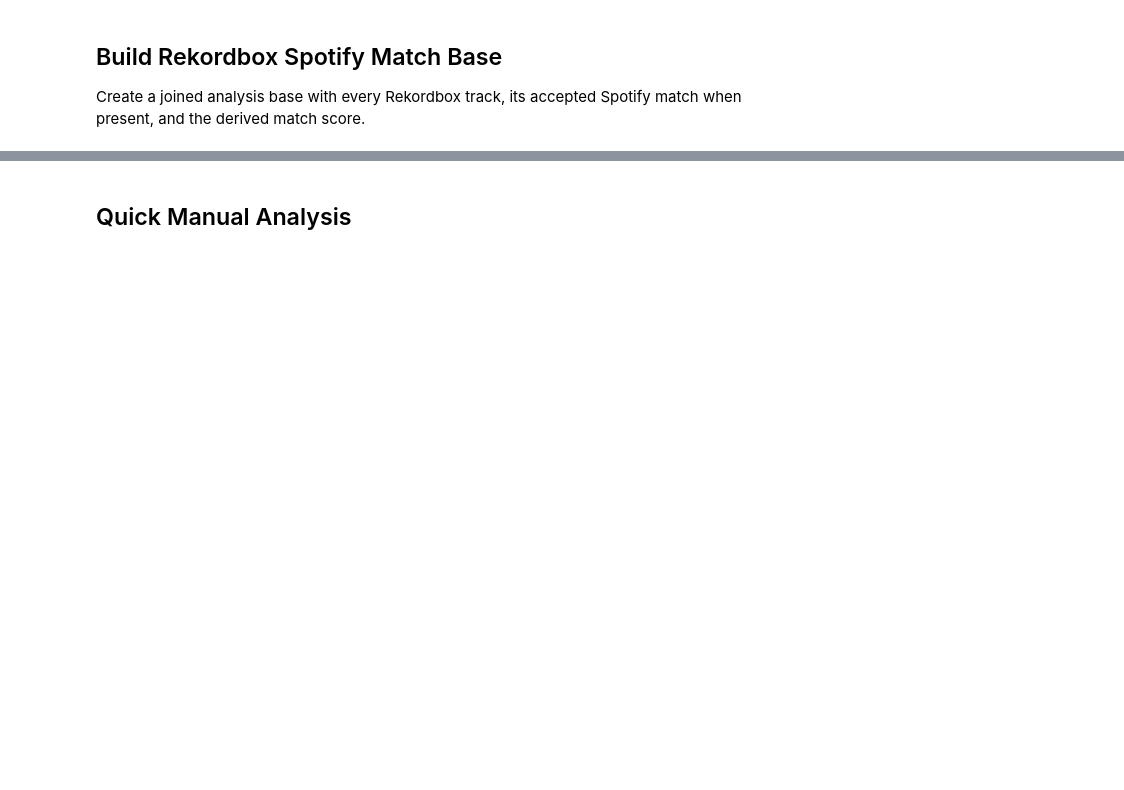
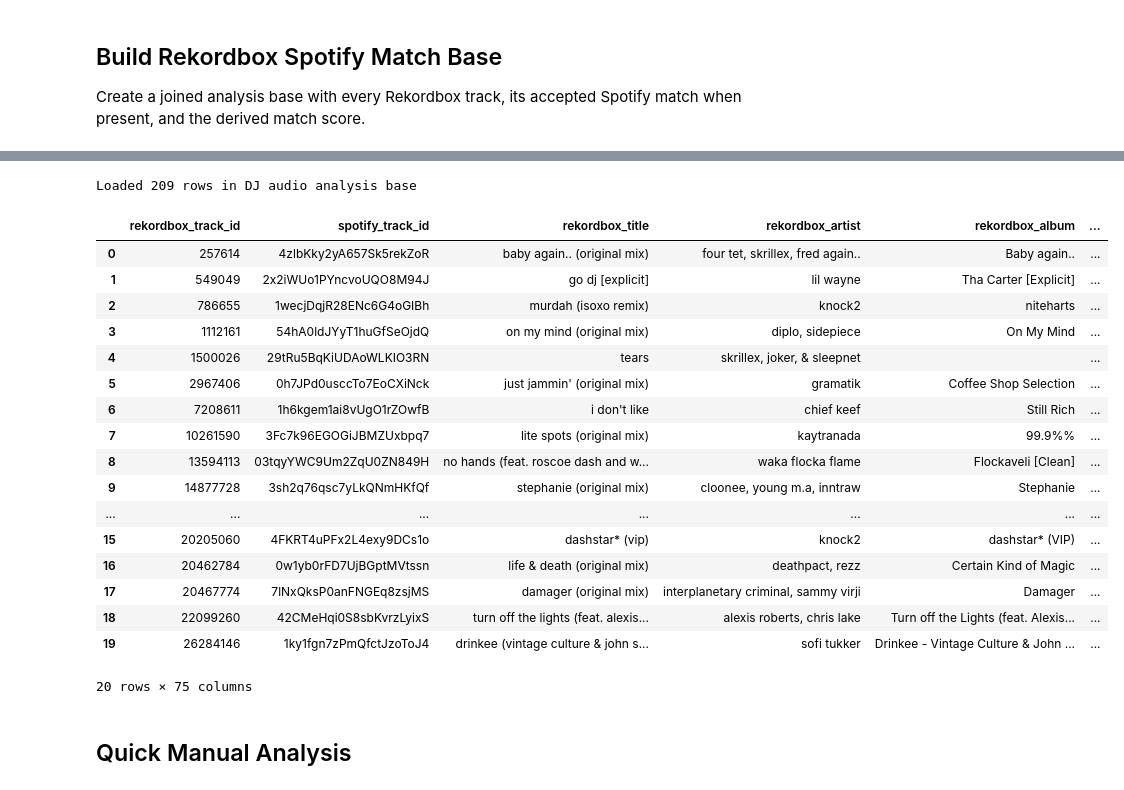
Before and after one commit to ZWUrbo/rekordbox-library-helper, a Jupyter notebook: notebooks/sqlite_manual_analysis.ipynb, the cells around one changed output, grey strips where cells are left out. Saved outputs shown, nothing was run; the diff lists cells and outputs as text; code cells hidden in the pictures; blank space fills up the shorter version.

Commit message:
DJ Audio Analysis API Enrichment

```diff
--- a/notebooks/sqlite_manual_analysis.ipynb
+++ b/notebooks/sqlite_manual_analysis.ipynb
@@ -173,3 +426,76 @@ rekordbox_spotify_match_base.head(20)
+# %%
+def prefixed_select_columns(table_name, alias, prefix, exclude=("rekordbox_track_id", "spotify_track_id")):
+    return [
+        f'{alias}."{column}" AS {prefix}_{column}'
+        for column in table_columns(table_name)
+        if column not in exclude
+    ]
+
+required_dj_tables = set(dj_audio_analysis_table_names)
+if required_dj_tables.issubset(set(table_names)):
+    dj_select_columns = [
+        "m.rekordbox_track_id",
+        "m.spotify_track_id",
+        "rb.title AS rekordbox_title",
+        "rb.artist AS rekordbox_artist",
+        "rb.album AS rekordbox_album",
+        "st.title AS spotify_title",
+        "st.artist_names AS spotify_artist_names",
+        "st.album_name AS spotify_album_name",
+    ]
+    dj_select_columns.extend(prefixed_select_columns("track_analysis", "ta", "track_analysis"))
+    dj_select_columns.extend(prefixed_select_columns("rhythm", "r", "rhythm"))
+    dj_select_columns.extend(prefixed_select_columns("harmony", "h", "harmony"))
+    dj_select_columns.extend(prefixed_select_columns("score", "s", "score"))
+    dj_select_columns.extend(prefixed_select_columns("genres", "g", "genres"))
+
+    dj_query = f"""
+        SELECT
+            {", ".join(dj_select_columns)}
+        FROM rekordbox_spotify_matches m
+        LEFT JOIN rekordbox_tracks rb
+            ON m.rekordbox_track_id = rb.rekordbox_track_id
+        LEFT JOIN spotify_tracks st
+            ON m.spotify_track_id = st.spotify_track_id
+        LEFT JOIN track_analysis ta
+            ON m.rekordbox_track_id = ta.rekordbox_track_id
+        LEFT JOIN rhythm r
+            ON m.rekordbox_track_id = r.rekordbox_track_id
+        LEFT JOIN harmony h
+            ON m.rekordbox_track_id = h.rekordbox_track_id
+        LEFT JOIN score s
+            ON m.rekordbox_track_id = s.rekordbox_track_id
+        LEFT JOIN genres g
+            ON m.rekordbox_track_id = g.rekordbox_track_id
+        WHERE ta.rekordbox_track_id IS NOT NULL
+        ORDER BY m.rekordbox_track_id
+    """
+    dj_audio_analysis_base = pd.read_sql_query(dj_query, conn)
+else:
+    dj_audio_analysis_base = pd.DataFrame()
+
+print(f"Loaded {len(dj_audio_analysis_base)} rows in DJ audio analysis base")
+dj_audio_analysis_base.head(20)
+# %% [output]
+Loaded 209 rows in DJ audio analysis base
+|  | rekordbox_track_id | spotify_track_id | rekordbox_title | rekordbox_artist | rekordbox_album | ... |
+| 0 | 257614 | 4zlbKky2yA657Sk5rekZoR | baby again.. (original mix) | four tet, skrillex, fred again.. | Baby again.. | ... |
+| 1 | 549049 | 2x2iWUo1PYncvoUQO8M94J | go dj [explicit] | lil wayne | Tha Carter [Explicit] | ... |
+| 2 | 786655 | 1wecjDqjR28ENc6G4oGIBh | murdah (isoxo remix) | knock2 | niteharts | ... |
+| 3 | 1112161 | 54hA0ldJYyT1huGfSeOjdQ | on my mind (original mix) | diplo, sidepiece | On My Mind | ... |
+| 4 | 1500026 | 29tRu5BqKiUDAoWLKIO3RN | tears | skrillex, joker, & sleepnet |  | ... |
+| 5 | 2967406 | 0h7JPd0usccTo7EoCXiNck | just jammin' (original mix) | gramatik | Coffee Shop Selection | ... |
+| 6 | 7208611 | 1h6kgem1ai8vUgO1rZOwfB | i don't like | chief keef | Still Rich | ... |
+| 7 | 10261590 | 3Fc7k96EGOGiJBMZUxbpq7 | lite spots (original mix) | kaytranada | 99.9%% | ... |
+| 8 | 13594113 | 03tqyYWC9Um2ZqU0ZN849H | no hands (feat. roscoe dash and w... | waka flocka flame | Flockaveli [Clean] | ... |
+| 9 | 14877728 | 3sh2q76qsc7yLkQNmHKfQf | stephanie (original mix) | cloonee, young m.a, inntraw | Stephanie | ... |
+| ... | ... | ... | ... | ... | ... | ... |
+| 15 | 20205060 | 4FKRT4uPFx2L4exy9DCs1o | dashstar* (vip) | knock2 | dashstar* (VIP) | ... |
+| 16 | 20462784 | 0w1yb0rFD7UjBGptMVtssn | life & death (original mix) | deathpact, rezz | Certain Kind of Magic | ... |
+| 17 | 20467774 | 7lNxQksP0anFNGEq8zsjMS | damager (original mix) | interplanetary criminal, sammy virji | Damager | ... |
+| 18 | 22099260 | 42CMeHqi0S8sbKvrzLyixS | turn off the lights (feat. alexis... | alexis roberts, chris lake | Turn off the Lights (feat. Alexis... | ... |
+| 19 | 26284146 | 1ky1fgn7zPmQfctJzoToJ4 | drinkee (vintage culture & john s... | sofi tukker | Drinkee - Vintage Culture & John ... | ... |
+20 rows × 75 columns
 # %% [markdown]
 ## Quick Manual Analysis
 # %%
```
Also changed, not shown: parts of 15 cells of this notebook, 8 other files.
